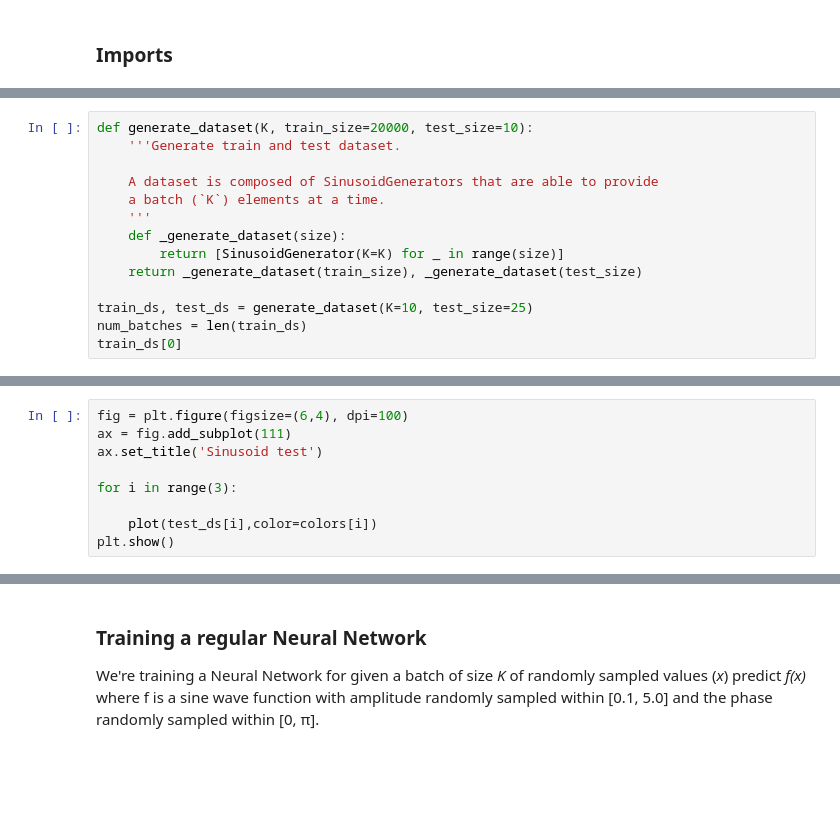
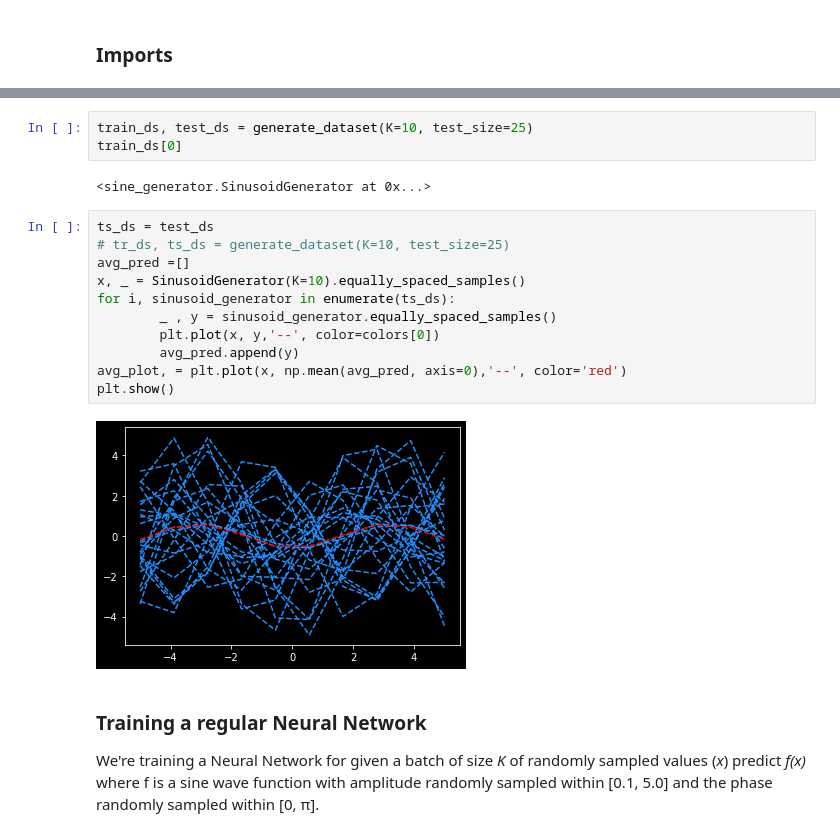
Before and after one commit to ZohrehAdabi/MAML, a Jupyter notebook: maml_diff_norm_of_weights(load_model).ipynb, the cells around one changed output, grey strips where cells are left out. Saved outputs shown, nothing was run; the diff lists cells and outputs as text; blank space fills up the shorter version.

```diff
--- a/maml_diff_norm_of_weights(load_model).ipynb
+++ b/maml_diff_norm_of_weights(load_model).ipynb
@@ -160,14 +89,0 @@ plt.show()
-# %%
-def generate_dataset(K, train_size=20000, test_size=10):
-    '''Generate train and test dataset.
-
-    A dataset is composed of SinusoidGenerators that are able to provide
-    a batch (`K`) elements at a time.
-    '''
-    def _generate_dataset(size):
-        return [SinusoidGenerator(K=K) for _ in range(size)]
-    return _generate_dataset(train_size), _generate_dataset(test_size)
-
-train_ds, test_ds = generate_dataset(K=10, test_size=25)
-num_batches = len(train_ds)
-train_ds[0]
@@ -197,9 +89,0 @@ def shuffled_batch(train_ds, num_batches=20000, batch_size=10):
-# %%
-fig = plt.figure(figsize=(6,4), dpi=100)
-ax = fig.add_subplot(111)
-ax.set_title('Sinusoid test')
-
-for i in range(3):
-
-    plot(test_ds[i],color=colors[i])
-plt.show()
@@ -208,3 +90,21 @@ plt.show()
+# %%
+train_ds, test_ds = generate_dataset(K=10, test_size=25)
+train_ds[0]
+# %% [output]
+<sine_generator.SinusoidGenerator at 0x...>
+# %%
+ts_ds = test_ds
+# tr_ds, ts_ds = generate_dataset(K=10, test_size=25)
+avg_pred =[]
+x, _ = SinusoidGenerator(K=10).equally_spaced_samples()
+for i, sinusoid_generator in enumerate(ts_ds):
+        _ , y = sinusoid_generator.equally_spaced_samples()
+        plt.plot(x, y,'--', color=colors[0])
+        avg_pred.append(y)
+avg_plot, = plt.plot(x, np.mean(avg_pred, axis=0),'--', color='red')
+plt.show()
+# %% [output]
+[figure, added]
 # %% [markdown]
 ### Training a regular Neural Network
 
```
Also changed, not shown: parts of 13 cells of this notebook, 7 other files.
